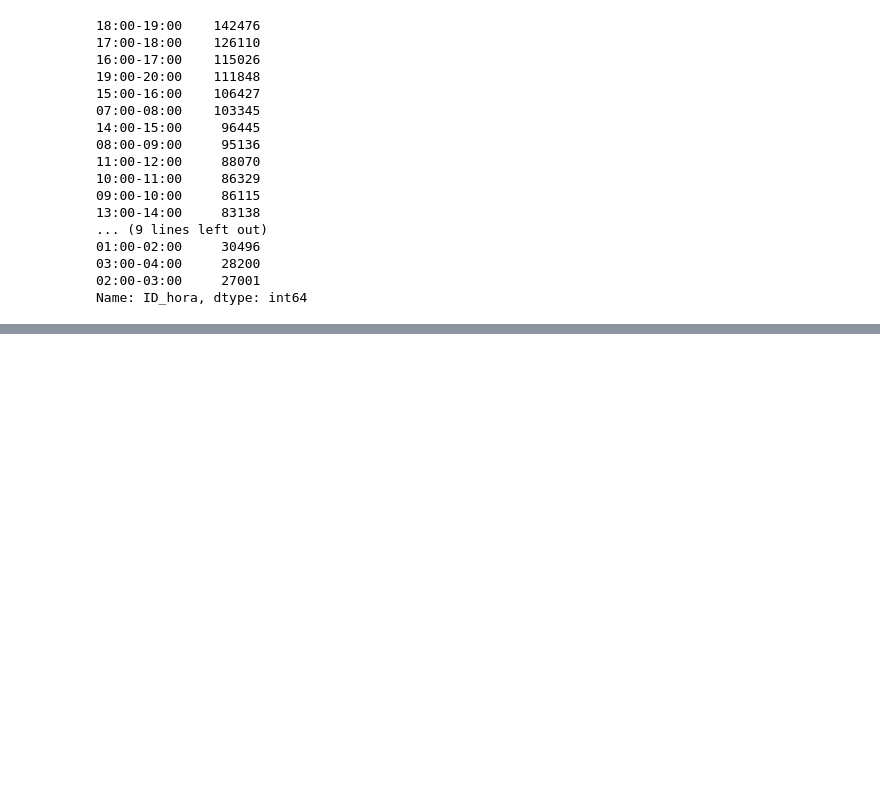
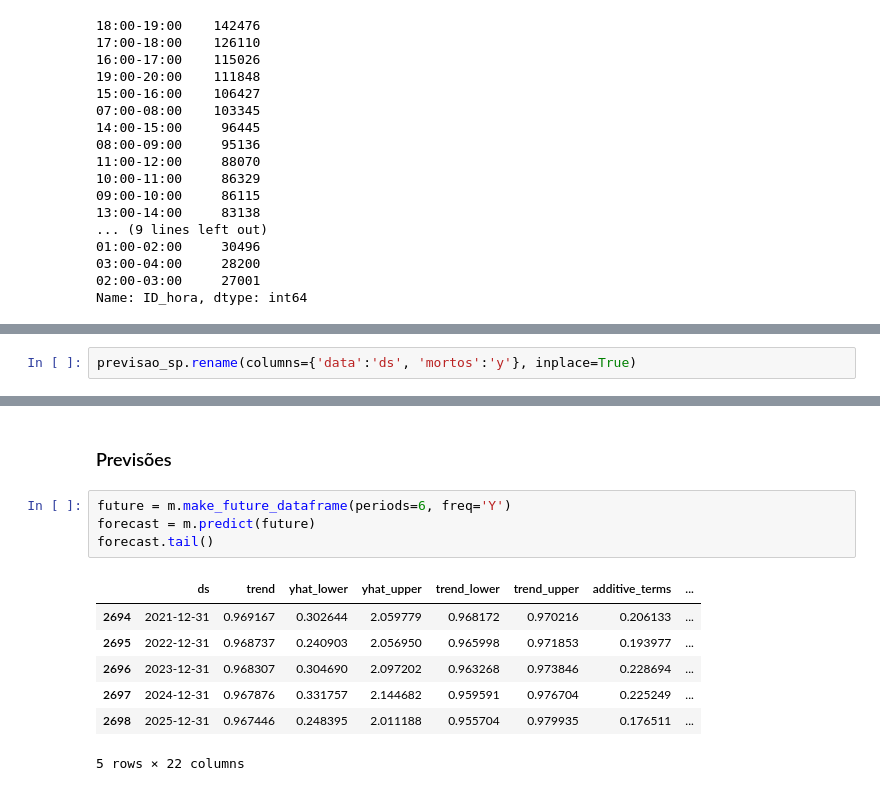
Before and after one commit to KPxto/pucminas_tcc_mba, a Jupyter notebook: tratamento_tcc_completo.ipynb, the cells around one changed output, grey strips where cells are left out. Saved outputs shown, nothing was run; the diff lists cells and outputs as text; blank space fills up the shorter version.

```diff
--- a/tratamento_tcc_completo.ipynb
+++ b/tratamento_tcc_completo.ipynb
@@ -483,0 +494,2 @@ Name: ID_hora, dtype: int64
+# %%
+previsao_sp.rename(columns={'data':'ds', 'mortos':'y'}, inplace=True)
@@ -483,0 +532,14 @@ Name: ID_hora, dtype: int64
+# %% [markdown]
+### Previsões
+# %%
+future = m.make_future_dataframe(periods=6, freq='Y')
+forecast = m.predict(future)
+forecast.tail()
+# %% [output]
+|  | ds | trend | yhat_lower | yhat_upper | trend_lower | trend_upper | additive_terms | ... |
+| 2694 | 2021-12-31 | 0.969167 | 0.302644 | 2.059779 | 0.968172 | 0.970216 | 0.206133 | ... |
+| 2695 | 2022-12-31 | 0.968737 | 0.240903 | 2.056950 | 0.965998 | 0.971853 | 0.193977 | ... |
+| 2696 | 2023-12-31 | 0.968307 | 0.304690 | 2.097202 | 0.963268 | 0.973846 | 0.228694 | ... |
+| 2697 | 2024-12-31 | 0.967876 | 0.331757 | 2.144682 | 0.959591 | 0.976704 | 0.225249 | ... |
+| 2698 | 2025-12-31 | 0.967446 | 0.248395 | 2.011188 | 0.955704 | 0.979935 | 0.176511 | ... |
+5 rows × 22 columns
```
Also changed, not shown: parts of 21 cells of this notebook, 1 other file.
